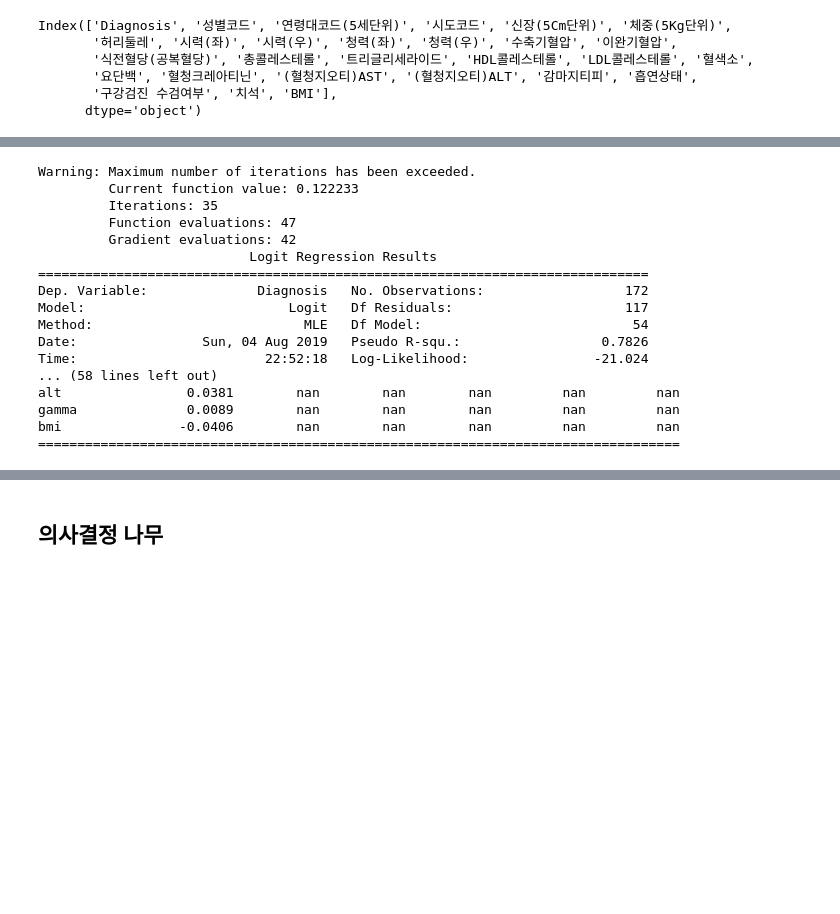
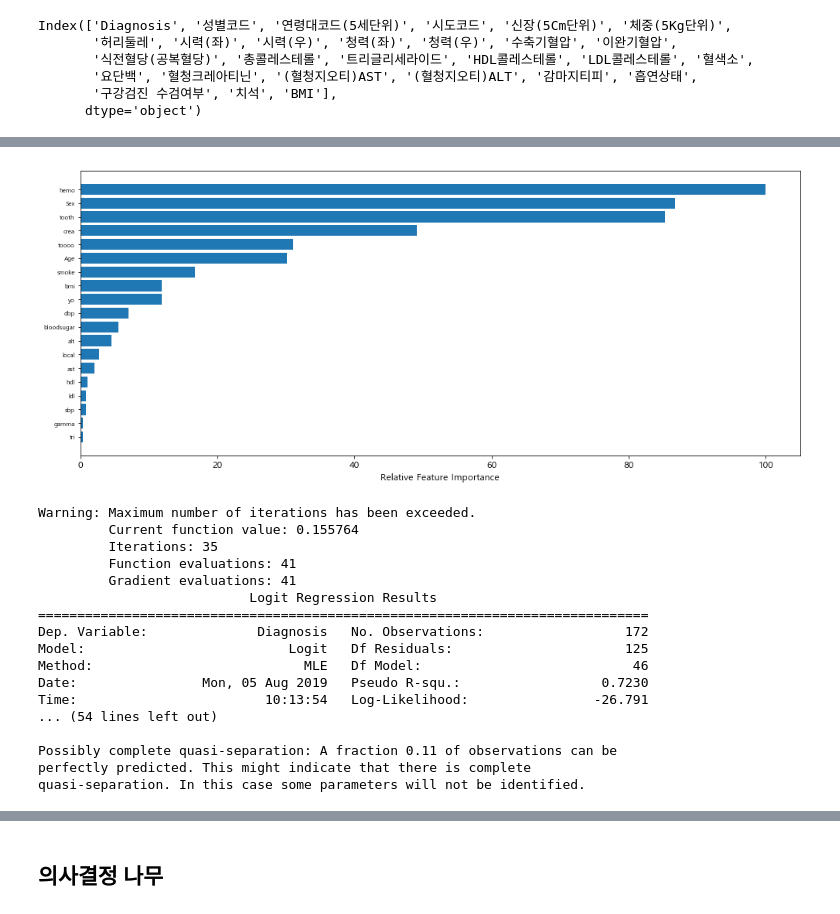
Before and after one commit to juseonjeong/pythonStudy_seon, a Jupyter notebook: py_study/Healthcare.ipynb, the cells around one changed output, grey strips where cells are left out. Drawn from its saved outputs; the diff is of its cells as text; code cells hidden in the pictures; blank space fills up the shorter version.

```diff
--- a/py_study/Healthcare.ipynb
+++ b/py_study/Healthcare.ipynb
@@ -1015 +1192,8 @@ Index(['Diagnosis', 'Sex', 'Age', 'local', 'height', 'weight', 'waist',
       dtype='object')
+# %%
+df_y = cehealthth['Diagnosis']
+df_x = cehealthth.drop('Diagnosis',axis=1,inplace=False)
+
+#데이터 분할 (train:test = 7:3)
+df_train_x,df_test_x,df_train_y,df_test_y = train_test_split(df_x,df_y,
+                                                            test_size=0.3)
@@ -1015,0 +1202,3 @@ Index(['Diagnosis', 'Sex', 'Age', 'local', 'height', 'weight', 'waist',
+# %%
+model = LogisticRegression()
+result = model.fit(df_train_x, df_train_y)
@@ -1016,25 +1211,42 @@ Index(['Diagnosis', 'Sex', 'Age', 'local', 'height', 'weight', 'waist',
+# %%
+feature_importance = abs(model.coef_[0])
+feature_importance = 100.0 * (feature_importance / feature_importance.max())
+sorted_idx = np.argsort(feature_importance)
+pos = np.arange(sorted_idx.shape[0]) + .5
+
+featfig = plt.figure()
+featax = featfig.add_subplot(1, 1, 1)
+featax.barh(pos, feature_importance[sorted_idx], align='center')
+featax.set_yticks(pos)
+featax.set_yticklabels(np.array(df_train_x.columns)[sorted_idx], fontsize=8)
+featax.set_xlabel('Relative Feature Importance')
+
+plt.tight_layout()
+plt.show()
+# %% [output]
+[figure, added]
 # %%
-log_model = Logit.from_formula("""Diagnosis ~ C(Sex) + C(Age) + C(local) + height + weight + waist + lefteye + righteye +
-leftear + rightear + sbp + dbp + bloodsugar + totalcho + tri + hdl + ldl + hemo + yo + crea + ast + alt +
+log_model = Logit.from_formula("""Diagnosis ~ C(Sex) + C(Age) + C(local) +
+sbp + dbp + bloodsugar + tri + hdl + ldl + hemo + yo + crea + ast + alt +
 gamma + C(smoke) + C(tooth) + C(toooo) + bmi""", df_train)
 
 log_result = log_model.fit(method='bfgs')
 print(log_result.summary())
 # %% [output]
 Warning: Maximum number of iterations has been exceeded.
-         Current function value: 0.122233
+         Current function value: 0.155764
          Iterations: 35
-         Function evaluations: 47
-         Gradient evaluations: 42
+         Function evaluations: 41
+         Gradient evaluations: 41
                            Logit Regression Results
 ==============================================================================
 Dep. Variable:              Diagnosis   No. Observations:                  172
-Model:                          Logit   Df Residuals:                      117
-Method:                           MLE   Df Model:                           54
-Date:                Sun, 04 Aug 2019   Pseudo R-squ.:                  0.7826
-Time:                        22:52:18   Log-Likelihood:                -21.024
-... (58 lines left out)
-alt                0.0381        nan        nan        nan         nan         nan
-gamma              0.0089        nan        nan        nan         nan         nan
-bmi               -0.0406        nan        nan        nan         nan         nan
-==================================================================================
+Model:                          Logit   Df Residuals:                      125
+Method:                           MLE   Df Model:                           46
+Date:                Mon, 05 Aug 2019   Pseudo R-squ.:                  0.7230
+Time:                        10:13:54   Log-Likelihood:                -26.791
+... (54 lines left out)
+
+Possibly complete quasi-separation: A fraction 0.11 of observations can be
+perfectly predicted. This might indicate that there is complete
+quasi-separation. In this case some parameters will not be identified.
```
Also changed, not shown: parts of 30 cells of this notebook.
